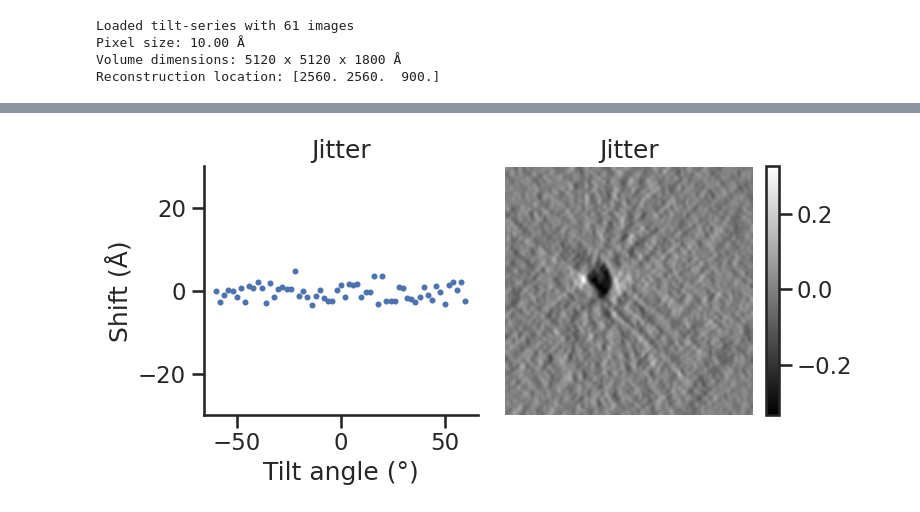
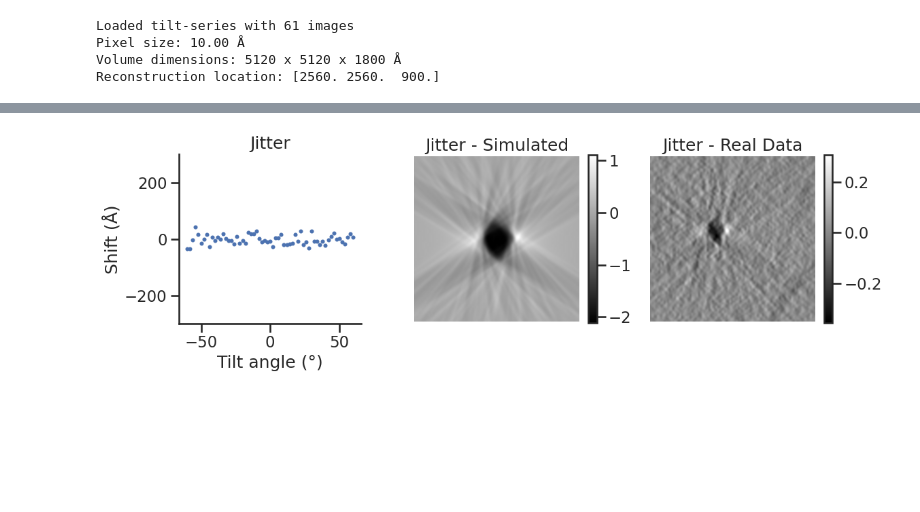
Before and after one commit to warpem/miss-alignment, a Jupyter notebook: paper/notebooks/illustrate_shifts.ipynb, the cells around one changed output, grey strips where cells are left out. Drawn from its saved outputs; the diff is of its cells as text; code cells hidden in the pictures; blank space fills up the shorter version.

Commit message:
Add point image (#70)
* update figures with working backward compatible notebook

* show point point feature and shrec

```diff
--- a/paper/notebooks/illustrate_shifts.ipynb
+++ b/paper/notebooks/illustrate_shifts.ipynb
@@ -178,72 +255,93 @@ shift_types = ['Jitter', 'Trajectory', 'Outliers', 'Fractures']
 tilt_angles_actual = tilt_series.angles.cpu().numpy()
 
 for shift_type in shift_types:
-    # Create figure with two subplots
-    fig, (ax_shift, ax_recon) = plt.subplots(1, 2, figsize=(8, 4))
+    # Create figure with three subplots
+    fig, (ax_shift, ax_recon_sim, ax_recon_real) = plt.subplots(1, 3, figsize=(12, 4))
 
     # Left subplot: Shift pattern (use stored shifts)
-    shifts_for_plot = shifts_dict[shift_type].cpu()[:, 0].numpy()
+    shifts_for_plot = shifts_dict[shift_type].cpu()[:, 1].numpy()
     ax_shift.scatter(tilt_angles_actual, shifts_for_plot, s=8)
-    ax_shift.set_ylim(-30, 30)
+    ax_shift.set_ylim(-300, 300)
     ax_shift.set_ylabel('Shift (Å)')
     ax_shift.set_xlabel('Tilt angle (°)')
     ax_shift.set_title(f'{shift_type}')
     sns.despine(ax=ax_shift)
 
-    # Right subplot: Reconstruction
-    recon = reconstructions[shift_type]
-    im = ax_recon.imshow(recon[:, 10].numpy(), cmap='gray', interpolation='spline36')
-    ax_recon.set_title(f'{shift_type}')
-    ax_recon.axis('off')
-    plt.colorbar(im, ax=ax_recon, fraction=0.046)
+    # Middle subplot: Reconstruction [1] (simulated sphere)
+    recon_sim = reconstructions[shift_type][1]
+    im_sim = ax_recon_sim.imshow(recon_sim.numpy(), cmap='gray', interpolation='spline36')
+    ax_recon_sim.set_title(f'{shift_type} - Simulated')
+    ax_recon_sim.axis('off')
+    plt.colorbar(im_sim, ax=ax_recon_sim, fraction=0.046)
+
+    # Right subplot: Reconstruction [0] (actual data)
+    recon_real = reconstructions[shift_type][0]
+    im_real = ax_recon_real.imshow(recon_real.numpy(), cmap='gray', interpolation='spline36')
+    ax_recon_real.set_title(f'{shift_type} - Real Data')
+    ax_recon_real.axis('off')
+    plt.colorbar(im_real, ax=ax_recon_real, fraction=0.046)
 
     fig.tight_layout()
-    plt.savefig(f'shift_illustration_{shift_type.lower()}.png', dpi=300, bbox_inches='tight')
+    plt.savefig(f'shift_illustration_{shift_type.lower()}.svg', bbox_inches='tight', transparent=True)
     plt.show()
 
 # Plot for the no-shift baseline
-fig, (ax_shift, ax_recon) = plt.subplots(1, 2, figsize=(8, 4))
+fig, (ax_shift, ax_recon_sim, ax_recon_real) = plt.subplots(1, 3, figsize=(12, 4))
 
 # Left subplot: No shifts (flat line at 0)
 ax_shift.scatter(tilt_angles_actual, np.zeros(len(tilt_angles_actual)), s=8)
-ax_shift.set_ylim(-30, 30)
+ax_shift.set_ylim(-300, 300)
 ax_shift.set_ylabel('Shift (Å)')
 ax_shift.set_xlabel('Tilt angle (°)')
 ax_shift.set_title('No Shifts')
 sns.despine(ax=ax_shift)
 
-# Right subplot: Reconstruction
-recon = reconstructions['No shifts']
-im = ax_recon.imshow(recon[:, 10].numpy(), cmap='gray', interpolation='spline36')
-ax_recon.set_title('No Shifts')
-ax_recon.axis('off')
-plt.colorbar(im, ax=ax_recon, fraction=0.046)
+# Middle subplot: Reconstruction [1] (simulated sphere)
+recon_sim = reconstructions['No shifts'][1]
+im_sim = ax_recon_sim.imshow(recon_sim.numpy(), cmap='gray', interpolation='spline36')
+ax_recon_sim.set_title('No Shifts - Simulated')
+ax_recon_sim.axis('off')
+plt.colorbar(im_sim, ax=ax_recon_sim, fraction=0.046)
+
+# Right subplot: Reconstruction [0] (actual data)
+recon_real = reconstructions['No shifts'][0]
+im_real = ax_recon_real.imshow(recon_real.numpy(), cmap='gray', interpolation='spline36')
+ax_recon_real.set_title('No Shifts - Real Data')
+ax_recon_real.axis('off')
+plt.colorbar(im_real, ax=ax_recon_real, fraction=0.046)
 
 fig.tight_layout()
-plt.savefig('shift_illustration_no_shifts.png', dpi=300, bbox_inches='tight')
+plt.savefig('shift_illustration_no_shifts.svg', bbox_inches='tight', transparent=True)
 plt.show()
 
 # Plot for the combined shifts
-fig, (ax_shift, ax_recon) = plt.subplots(1, 2, figsize=(8, 4))
+fig, (ax_shift, ax_recon_sim, ax_recon_real) = plt.subplots(1, 3, figsize=(12, 4))
 
 # Left subplot: Combined shift pattern (sum of all shifts)
-combined_shifts_for_plot = shifts_dict['Combined'].cpu()[:, 0].numpy()
+combined_shifts_for_plot = shifts_dict['Combined'].cpu()[:, 1].numpy()
 ax_shift.scatter(tilt_angles_actual, combined_shifts_for_plot, s=8)
-ax_shift.set_ylim(-30, 30)  # Increased range for combined shifts
+ax_shift.set_ylim(-300, 300)  # Increased range for combined shifts
 ax_shift.set_ylabel('Shift (Å)')
 ax_shift.set_xlabel('Tilt angle (°)')
 ax_shift.set_title('Combined')
 sns.despine(ax=ax_shift)
 
-# Right subplot: Reconstruction
-recon = reconstructions['Combined']
-im = ax_recon.imshow(recon[:, 10].numpy(), cmap='gray', interpolation='spline36')
-ax_recon.set_title('Combined')
-ax_recon.axis('off')
-plt.colorbar(im, ax=ax_recon, fraction=0.046)
+# Middle subplot: Reconstruction [1] (simulated sphere)
+recon_sim = reconstructions['Combined'][1]
+im_sim = ax_recon_sim.imshow(recon_sim.numpy(), cmap='gray', interpolation='spline36')
+ax_recon_sim.set_title('Combined - Simulated')
+ax_recon_sim.axis('off')
+plt.colorbar(im_sim, ax=ax_recon_sim, fraction=0.046)
+
+# Right subplot: Reconstruction [0] (actual data)
+recon_real = reconstructions['Combined'][0]
+im_real = ax_recon_real.imshow(recon_real.numpy(), cmap='gray', interpolation='spline36')
+ax_recon_real.set_title('Combined - Real Data')
+ax_recon_real.axis('off')
+plt.colorbar(im_real, ax=ax_recon_real, fraction=0.046)
 
 fig.tight_layout()
-plt.savefig('shift_illustration_combined.png', dpi=300, bbox_inches='tight')
+plt.savefig('shift_illustration_combined.svg', bbox_inches='tight', transparent=True)
 plt.show()
 # %% [output]
-[figure, old version]
+[figure, new version]
```
Also changed, not shown: parts of 7 cells of this notebook, 13 other files.
